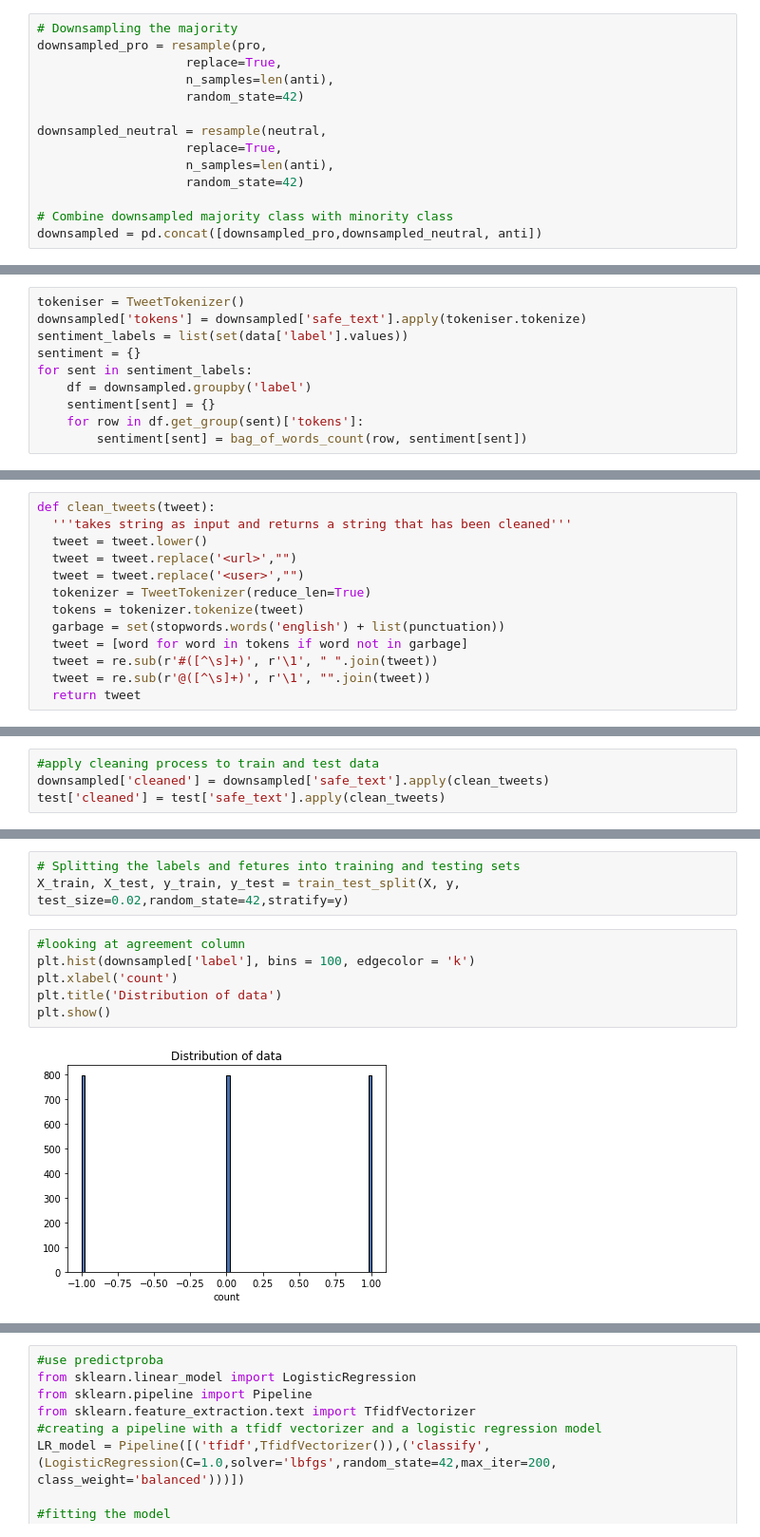
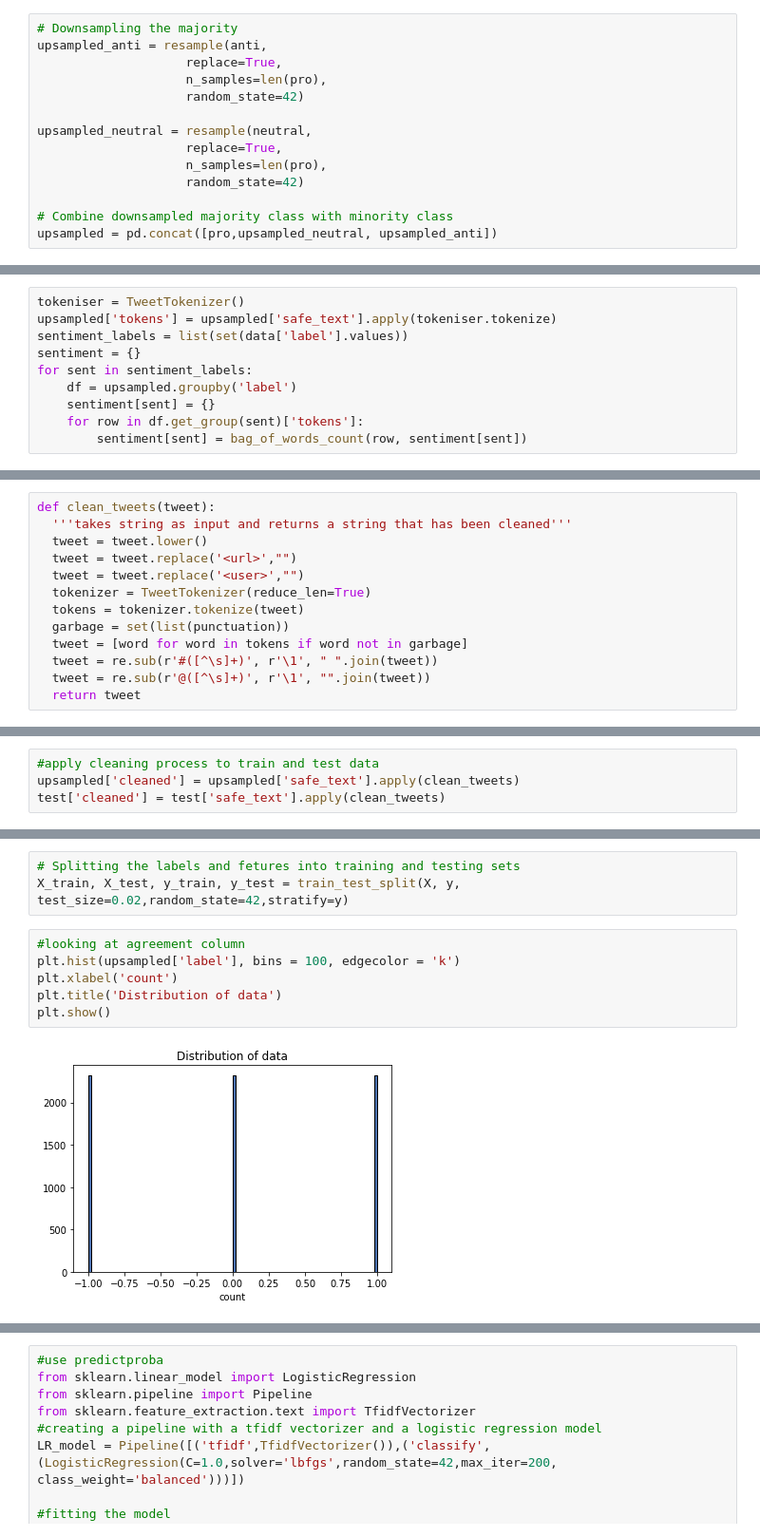
Before and after one commit to monicafar147/To-vaccinate-or-not-, a Jupyter notebook: main.ipynb, the cells around one changed output, grey strips where cells are left out. Shown: that part at 95% size. Saved outputs shown, nothing was run; the diff lists cells and outputs as text.

```diff
--- a/main.ipynb
+++ b/main.ipynb
@@ -190,17 +190,17 @@ neutral = data[data['label']==0]
 anti = data[data['label']==-1]
 # %%
 # Downsampling the majority
-downsampled_pro = resample(pro,
+upsampled_anti = resample(anti,
                     replace=True,
-                    n_samples=len(anti),
+                    n_samples=len(pro),
                     random_state=42)
 
-downsampled_neutral = resample(neutral,
+upsampled_neutral = resample(neutral,
                     replace=True,
-                    n_samples=len(anti),
+                    n_samples=len(pro),
                     random_state=42)
 
 # Combine downsampled majority class with minority class
-downsampled = pd.concat([downsampled_pro,downsampled_neutral, anti])
+upsampled = pd.concat([pro,upsampled_neutral, upsampled_anti])
 # %%
 print('The distribution of samples before downsampling:')
@@ -249,11 +249,11 @@ def bag_of_words_count(words, word_dict={}):
     return word_dict
 # %%
 tokeniser = TweetTokenizer()
-downsampled['tokens'] = downsampled['safe_text'].apply(tokeniser.tokenize)
+upsampled['tokens'] = upsampled['safe_text'].apply(tokeniser.tokenize)
 sentiment_labels = list(set(data['label'].values))
 sentiment = {}
 for sent in sentiment_labels:
-    df = downsampled.groupby('label')
+    df = upsampled.groupby('label')
     sentiment[sent] = {}
     for row in df.get_group(sent)['tokens']:
         sentiment[sent] = bag_of_words_count(row, sentiment[sent])
@@ -483,7 +485,7 @@ def clean_tweets(tweet):
   tweet = tweet.replace('<user>',"")
   tokenizer = TweetTokenizer(reduce_len=True)
   tokens = tokenizer.tokenize(tweet)
-  garbage = set(stopwords.words('english') + list(punctuation))
+  garbage = set(list(punctuation))
   tweet = [word for word in tokens if word not in garbage]
   tweet = re.sub(r'#([^\s]+)', r'\1', " ".join(tweet))
   tweet = re.sub(r'@([^\s]+)', r'\1', "".join(tweet))
@@ -497,6 +499,6 @@ print(clean_tweets(tweet))
 # %%
 #apply cleaning process to train and test data
-downsampled['cleaned'] = downsampled['safe_text'].apply(clean_tweets)
+upsampled['cleaned'] = upsampled['safe_text'].apply(clean_tweets)
 test['cleaned'] = test['safe_text'].apply(clean_tweets)
 # %% [markdown]
 # Modelling
@@ -510,12 +512,12 @@ y = downsampled['label'].values
 X_train, X_test, y_train, y_test = train_test_split(X, y, test_size=0.02,random_state=42,stratify=y)
 # %%
 #looking at agreement column
-plt.hist(downsampled['label'], bins = 100, edgecolor = 'k')
+plt.hist(upsampled['label'], bins = 100, edgecolor = 'k')
 plt.xlabel('count')
 plt.title('Distribution of data')
 plt.show()
 # %% [output]
-[figure, old version]
+[figure, new version]
 # %%
 #looking at train data
 plt.hist(y_train, bins = 100, edgecolor = 'k')
```
Also changed, not shown: parts of 29 cells of this notebook.
